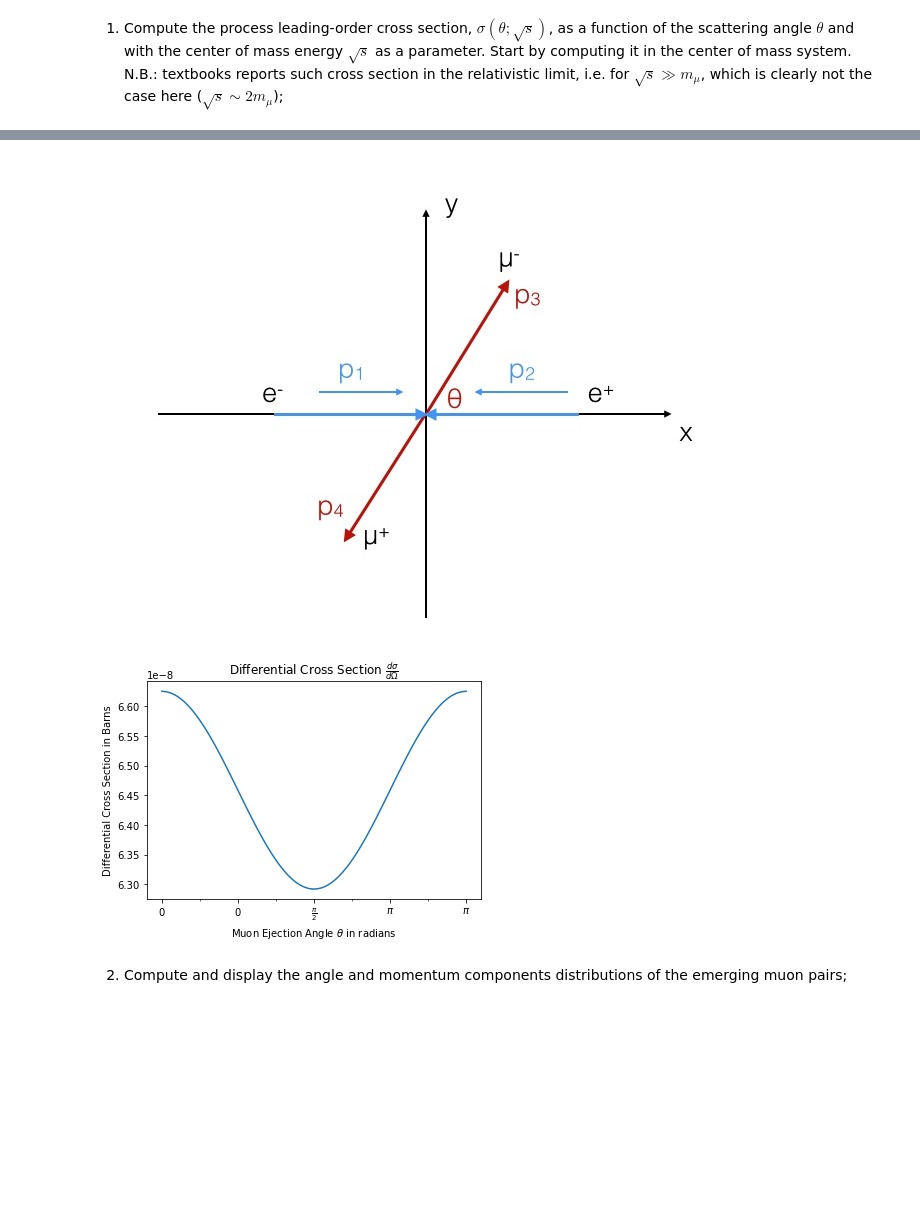
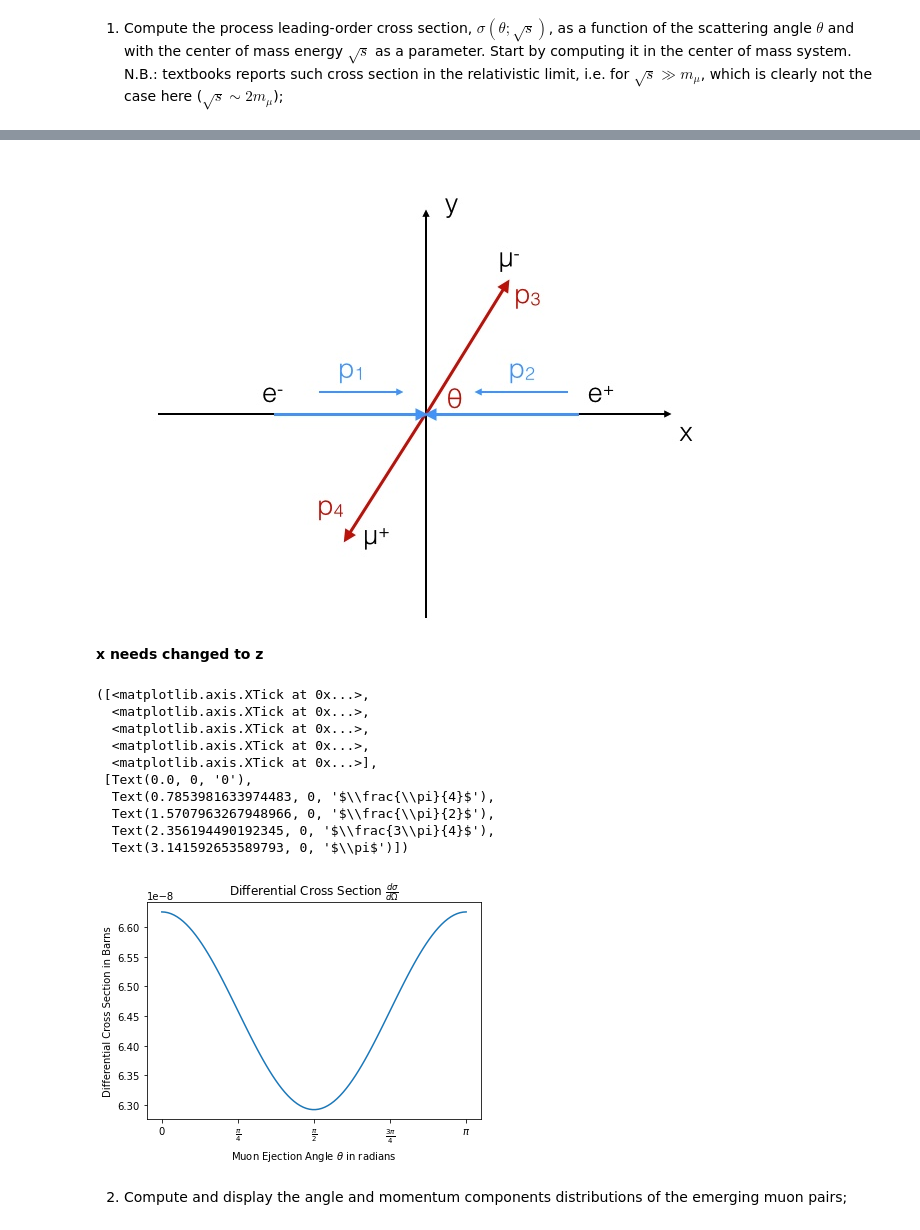
Before and after one commit to jjackson1994/Muon_Project, a Jupyter notebook: Muon project - final draft .ipynb, the cells around one changed output, grey strips where cells are left out. Cells and saved outputs as stored; diff of their text form; code cells hidden in the pictures; blank space fills up the shorter version.

```diff
--- a/Muon project - final draft .ipynb
+++ b/Muon project - final draft .ipynb
@@ -39,27 +40,32 @@ $$ \sigma (\sqrt s) = \int_0^{\pi} d\theta sin\theta \int_0^{2\pi} d\phi \frac{d
  $\alpha$ is a constant the fine_structure constant.
 # %% [markdown]
 ![4C85B33D-8153-4A5F-BAF7-3FA7557DBB53.jpeg](attachment:4C85B33D-8153-4A5F-BAF7-3FA7557DBB53.jpeg)
+
+**x needs changed to z**
 # %%
 import numpy as np
 import math
 import matplotlib.pyplot as plt
 import axispi as axp
 
+######################################################## e is never used I don't think
+#######Physical Constants################
 e = 1.602176634 * 1e-19 #C
 m_muon = 105.6583755 #MeV
 m_e = 0.510998 #Mev
 
 mu2 = m_muon**2 #Mev^2
 me2 = m_e**2 #Mev^2
-s = 4*mu2 + 5000 #MeV^2
-alpha = 0.007297352 #no unit of measurement
 
+S = 4*mu2 + 5000 #MeV^2
+alpha = 0.007297352 # Fine Structure Constant no unit of measurement
+#----------------------------------------
 
 #conversion factor
 con1 = 2.56819e-3 #MeV−2,  (DCS MeV-2)/con1 = DCS barns
 
 def ab(s):
-    #more constants to simplify calculation
+    #constants to simplify calculation
     ce = 1-(4*me2/s)
     cu = 1-(4*mu2/s)
     c1 = e**4/(64 * np.pi**2 * s)
@@ -67,38 +73,50 @@ def ab(s):
 
     a = c2 * (1+(4/s)*(me2+mu2))
     b = c2 * (1-(4*mu2/s)) * (1-(4*me2/s))
     return a, b
 
+##you can just delete this if you want and use yours
 def dcs(theta,s):#differential cross section with simplification
     a,b = ab(s)
     return a+b*np.cos(theta)**2
+
 def d_sigma(s,theta): #differential cross section without simplification
     #print("The differential cross section is", d_sigma)
     d_sigma = (alpha**2/(4*s))*(1-(4*m_muon**2)/s)**0.5*((1-(4*m_e**2)/s))**-0.5*(1+(4/s)*(m_e**2+m_muon**2)+(1-(4*m_e**2)/s)*(1-(4*m_muon**2)/s)*np.cos(theta)**2)
     return d_sigma
 def sigma(s):#total cross section
     #print("The total cross section is ", s)
     sig = 4*np.pi*(alpha**2/(3*s**3))*(1-(4*m_muon**2)/s)**0.5*((1-(4*m_e**2)/s))**-0.5*(2*m_e**2+s)*(2*m_muon**2+s)
     return sig
 
 
 
 ##Plotting the differential cross section in CoM
 theta = np.linspace(0,np.pi,100)
-DCS = [d_sigma(s,th)/con1 for th in theta] #barns
+DCS = [d_sigma(S,th)/con1 for th in theta] #barns
 
 
 
 figDCS, ax = plt.subplots()
 ax.plot(theta,DCS)
 ax.set_title(r'Differential Cross Section $\frac{d\sigma}{d \Omega}$')
 ax.set_xlabel(r'Muon Ejection Angle $\theta$ in radians')
 ax.set_ylabel('Differential Cross Section in Barns')
-ax.xaxis.set_major_locator(plt.MultipleLocator(np.pi / 4))
-ax.xaxis.set_minor_locator(plt.MultipleLocator(np.pi / 8))
-ax.xaxis.set_major_formatter(plt.FuncFormatter(axp.multiple_formatter()))
+xlables = ['0',r'$\frac{\pi}{4}$',r'$\frac{\pi}{2}$',r'$\frac{3\pi}{4}$',r'$\pi$']
+xlocations = [0,np.pi/4,np.pi/2,3*np.pi/4,np.pi]
+plt.xticks(ticks = xlocations, labels = xlables)
 # %% [output]
+([<matplotlib.axis.XTick at 0x...>,
+  <matplotlib.axis.XTick at 0x...>,
+  <matplotlib.axis.XTick at 0x...>,
+  <matplotlib.axis.XTick at 0x...>,
+  <matplotlib.axis.XTick at 0x...>],
+ [Text(0.0, 0, '0'),
+  Text(0.7853981633974483, 0, '$\\frac{\\pi}{4}$'),
+  Text(1.5707963267948966, 0, '$\\frac{\\pi}{2}$'),
+  Text(2.356194490192345, 0, '$\\frac{3\\pi}{4}$'),
+  Text(3.141592653589793, 0, '$\\pi$')])
-[figure, old version]
+[figure, new version]
 # %% [markdown]
 2. Compute and display the angle and momentum components distributions of the emerging muon pairs;
 # %% [markdown]
```
Also changed, not shown: parts of 3 cells of this notebook.
